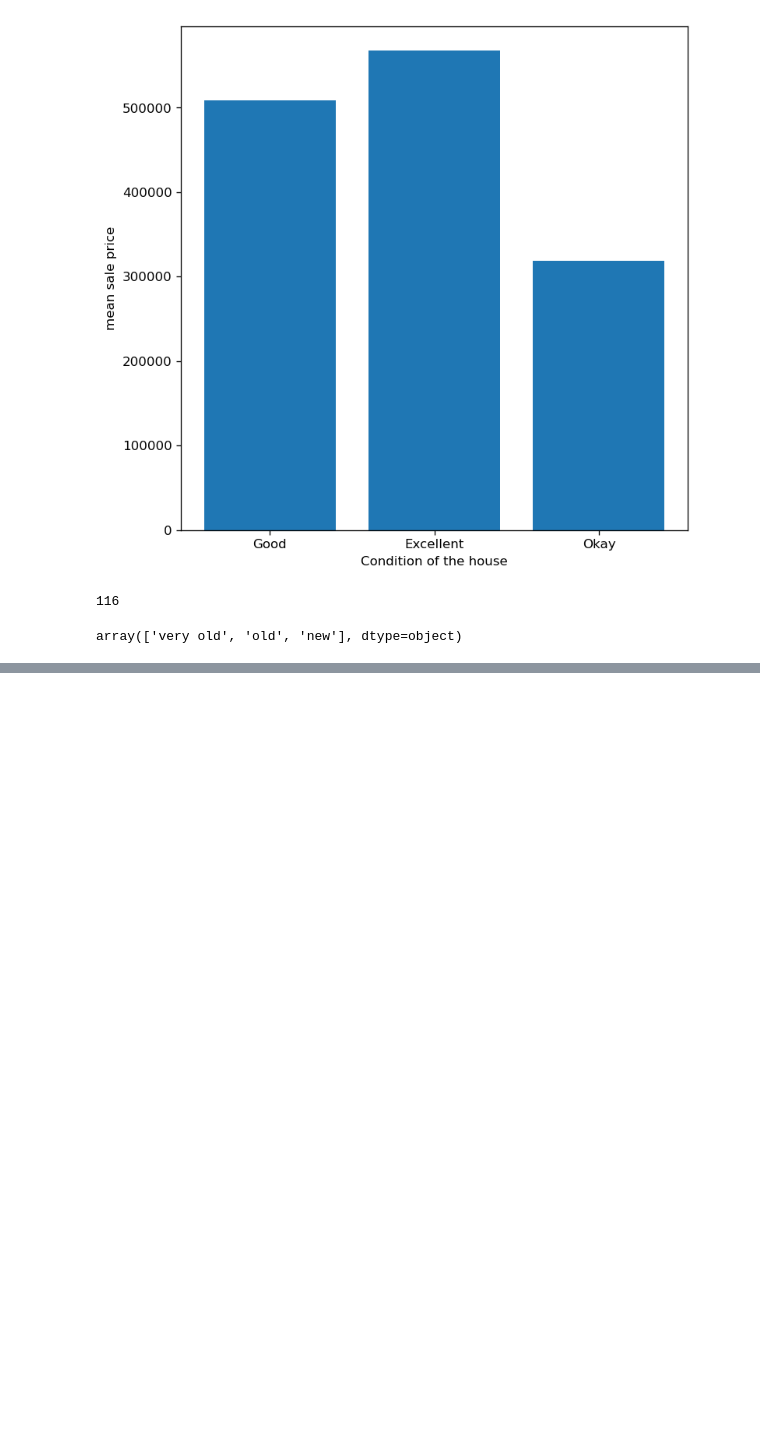
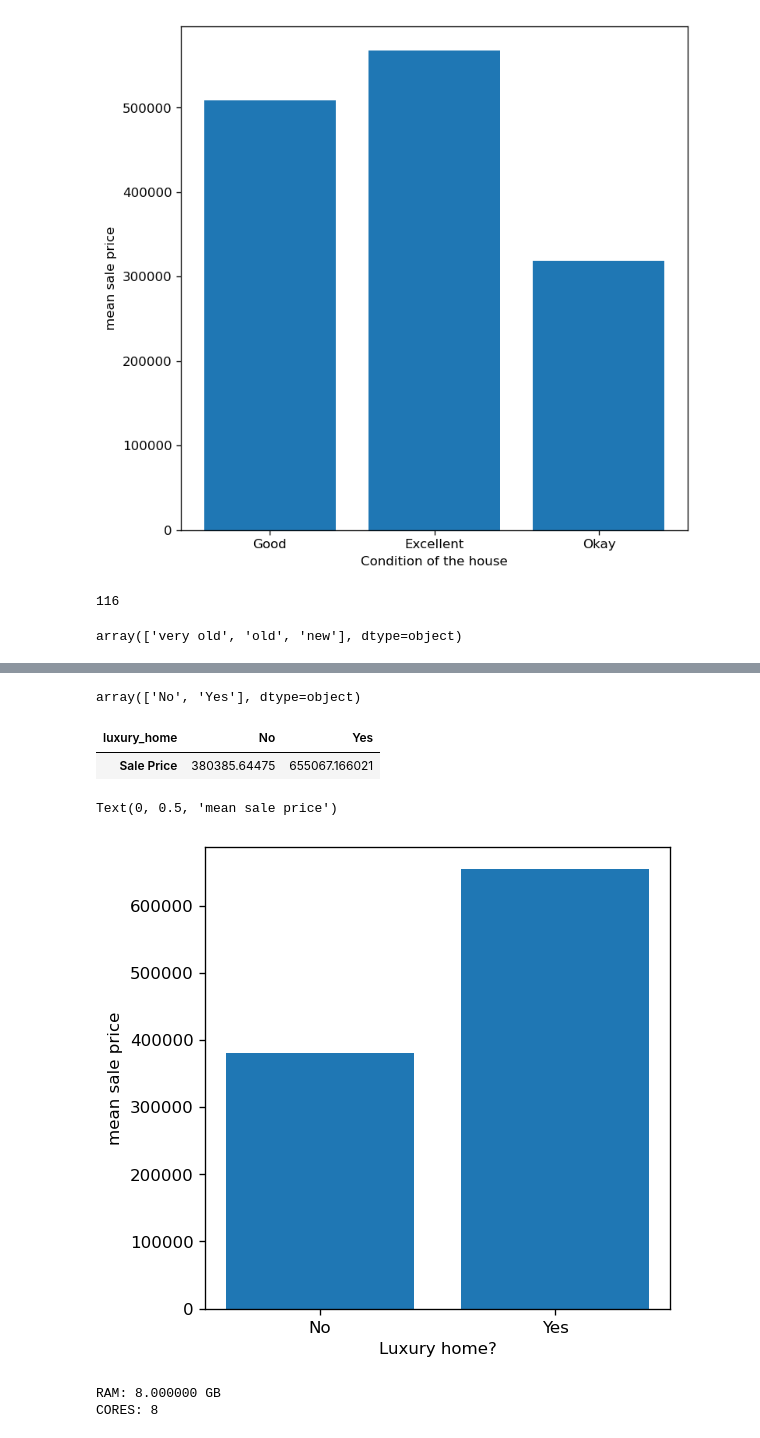
Before and after one commit to girish-kanjiyani7/realestate, a Jupyter notebook: part5_4.ipynb, the cells around one changed output, grey strips where cells are left out. Drawn from its saved outputs; the diff is of its cells as text; code cells hidden in the pictures; blank space fills up the shorter version.

Commit message:
date-time feature with luxury mean price

```diff
--- a/part5_4.ipynb
+++ b/part5_4.ipynb
@@ -313,0 +325,8 @@ array(['very old', 'old', 'new'], dtype=object)
+# %%
+time = pd.DatetimeIndex(data['Date House was Sold'])
+data['year_sold'] = time.year
+data['month_sold'] = time.month
+#data['weekday_sold'] = time.weekdayname
+data['date_sold'] = time.days_in_month
+
+data[['year_sold', 'month_sold', 'date_sold']].head()
@@ -313,0 +340,42 @@ array(['very old', 'old', 'new'], dtype=object)
+# %%
+def luxury_home(row):
+    count = 0
+    if row[0] == 'Yes':
+        count+=1
+    if row[1] in ['Excellent', 'Good']:
+        count+=1
+    if row[2]>=8:
+        count+=1
+    if count>=2:
+        return 'Yes'
+    else:
+        return "No"
+data['luxury_home'] = data[['Waterfront View','Condition of the House','Overall Grade']].apply(luxury_home, axis = 1)
+data['luxury_home'].unique()
+# %% [output]
+array(['No', 'Yes'], dtype=object)
+# %%
+luxury = data.pivot_table(values = "Sale Price", columns= 'luxury_home',aggfunc='mean')
+luxury
+# %% [output]
+| luxury_home | No | Yes |
+| Sale Price | 380385.64475 | 655067.166021 |
+# %%
+plt.figure(figsize=(5,5), dpi = 120)
+plt.bar(luxury.columns, luxury.iloc[0])
+plt.xlabel('Luxury home?')
+plt.ylabel("mean sale price")
+# %% [output]
+Text(0, 0.5, 'mean sale price')
+[figure, added]
+# %%
+import os
+import multiprocessing
+
+mem_bytes = os.sysconf('SC_PAGE_SIZE') * os.sysconf('SC_PHYS_PAGES')  # e.g. 4015976448
+mem_gib = mem_bytes/(1024.**3)  # e.g. 3.74
+print("RAM: %f GB" % mem_gib)
+print("CORES: %d" % multiprocessing.cpu_count())
+# %% [output]
+RAM: 8.000000 GB
+CORES: 8
```
Also changed, not shown: parts of 3 cells of this notebook, 1 other file.
